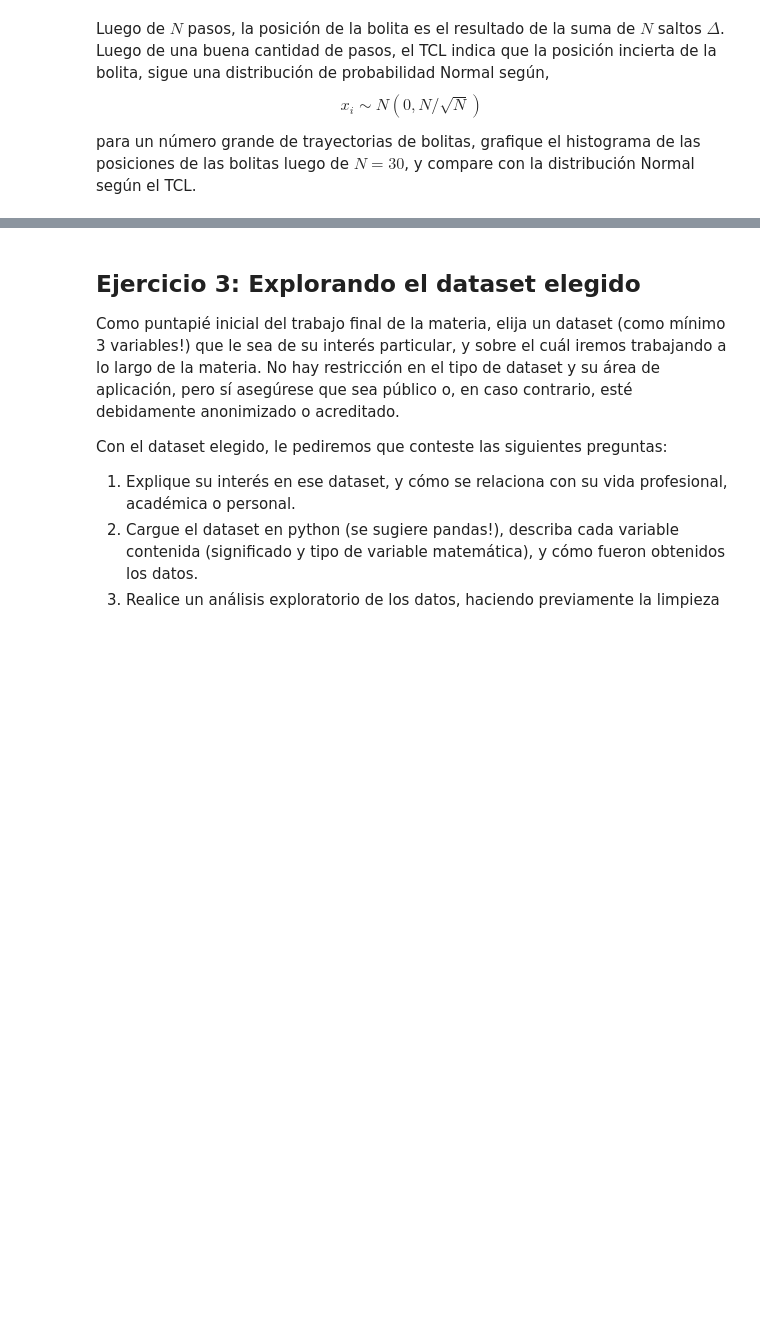
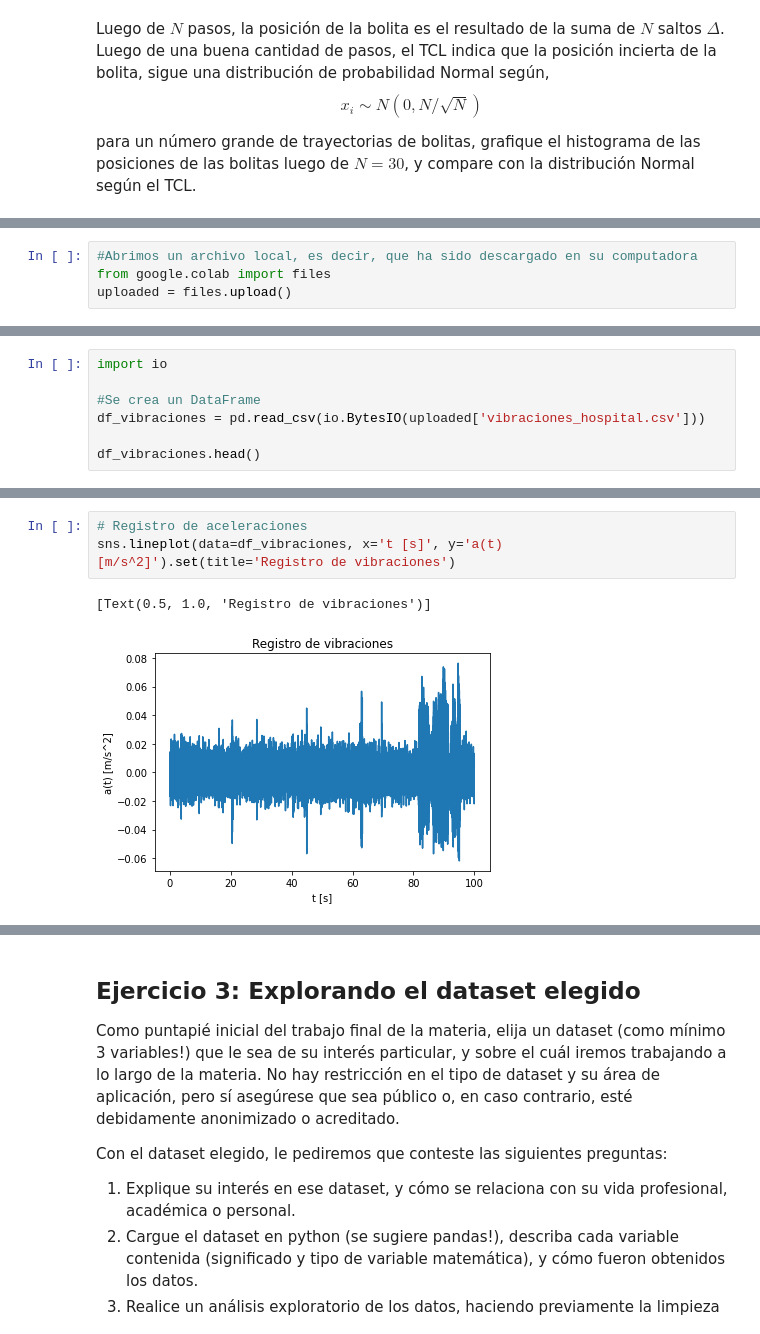
Before and after one commit to mbalbi/ciencia_de_datos, a Jupyter notebook: tps/trabajo_practico_1.ipynb, the cells around one changed output, grey strips where cells are left out. Saved outputs shown, nothing was run; the diff lists cells and outputs as text; blank space fills up the shorter version.

```diff
--- a/tps/trabajo_practico_1.ipynb
+++ b/tps/trabajo_practico_1.ipynb
@@ -106,0 +110,4 @@ plt.ylabel('p(x)');
+# %%
+#Abrimos un archivo local, es decir, que ha sido descargado en su computadora
+from google.colab import files
+uploaded = files.upload()
@@ -106,0 +117,7 @@ plt.ylabel('p(x)');
+# %%
+import io
+
+#Se crea un DataFrame
+df_vibraciones = pd.read_csv(io.BytesIO(uploaded['vibraciones_hospital.csv']))
+
+df_vibraciones.head()
@@ -106,0 +138,6 @@ plt.ylabel('p(x)');
+# %%
+# Registro de aceleraciones
+sns.lineplot(data=df_vibraciones, x='t [s]', y='a(t) [m/s^2]').set(title='Registro de vibraciones')
+# %% [output]
+[Text(0.5, 1.0, 'Registro de vibraciones')]
+[figure, added]
```
Also changed, not shown: parts of 25 cells of this notebook.
